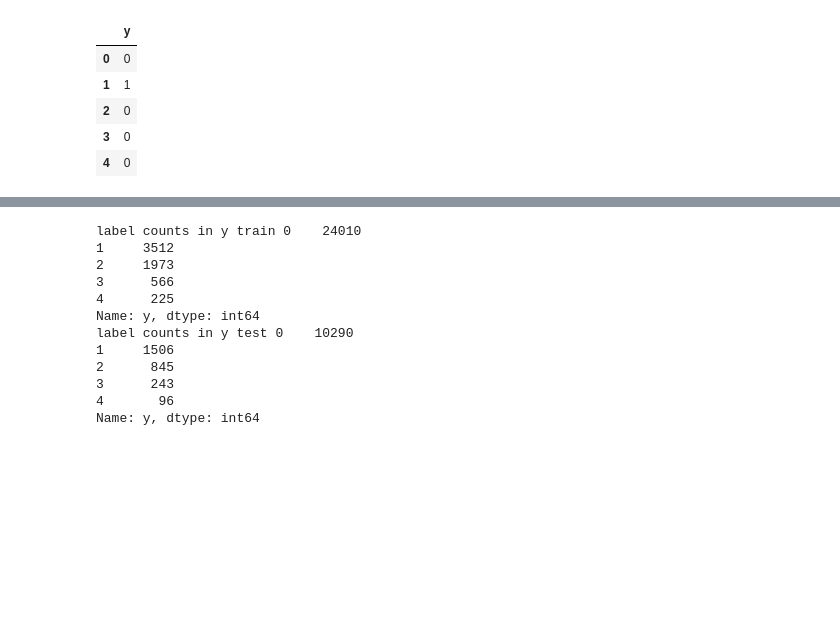
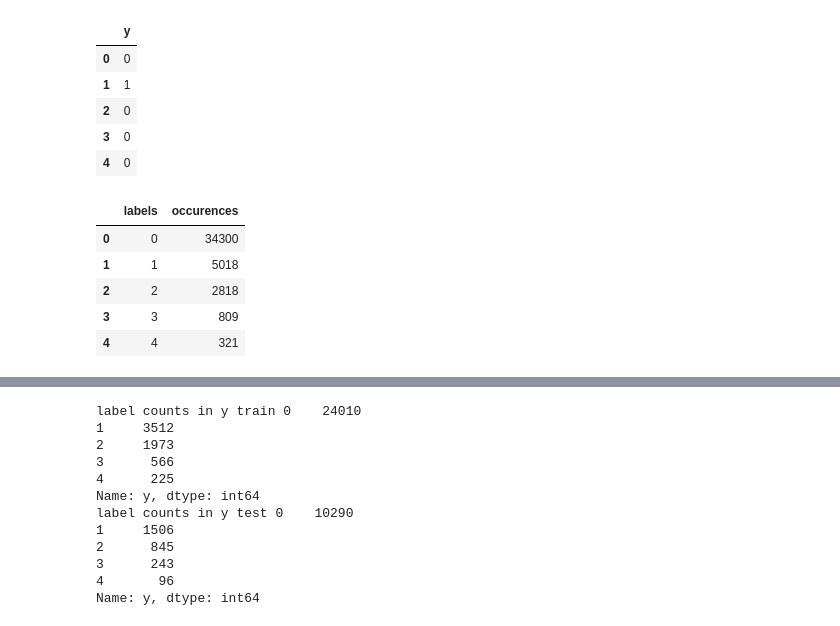
Before and after one commit to in-tandem/real_world_use_cases_1, a Jupyter notebook: supervised/classification/hacker_earth/society_generale/complaint_tracker/complaint_tracker_second_go.ipynb, the cells around one changed output, grey strips where cells are left out. Saved outputs shown, nothing was run; the diff lists cells and outputs as text; code cells hidden in the pictures; blank space fills up the shorter version.

```diff
--- a/supervised/classification/hacker_earth/society_generale/complaint_tracker/complaint_tracker_second_go.ipynb
+++ b/supervised/classification/hacker_earth/society_generale/complaint_tracker/complaint_tracker_second_go.ipynb
@@ -92,3 +92,14 @@ y.head()
 | 2 | 0 |
 | 3 | 0 |
 | 4 | 0 |
+# %%
+target_dist = panda.DataFrame(np.bincount(y.values.ravel()), np.unique(y.values)).reset_index()
+target_dist.columns = ['labels','occurences']
+target_dist
+# %% [output]
+|  | labels | occurences |
+| 0 | 0 | 34300 |
+| 1 | 1 | 5018 |
+| 2 | 2 | 2818 |
+| 3 | 3 | 809 |
+| 4 | 4 | 321 |
```
Also changed, not shown: parts of 3 cells of this notebook, 7 other files.
